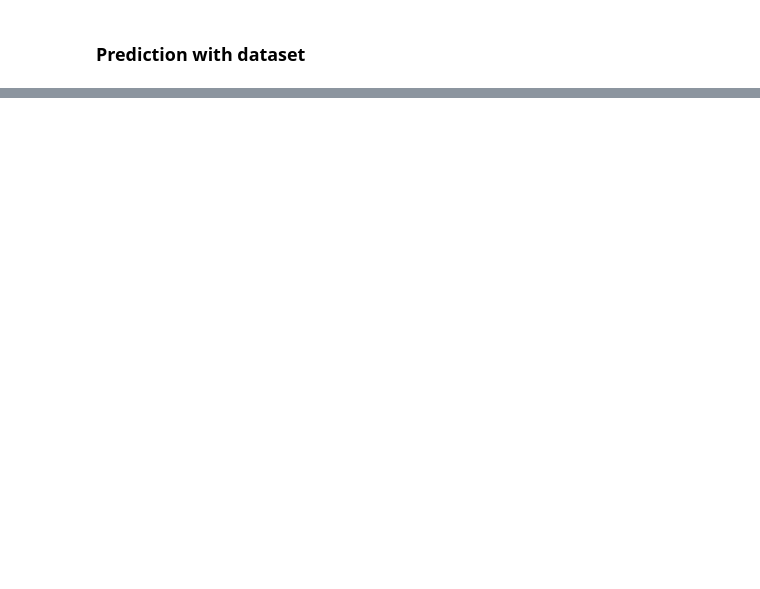
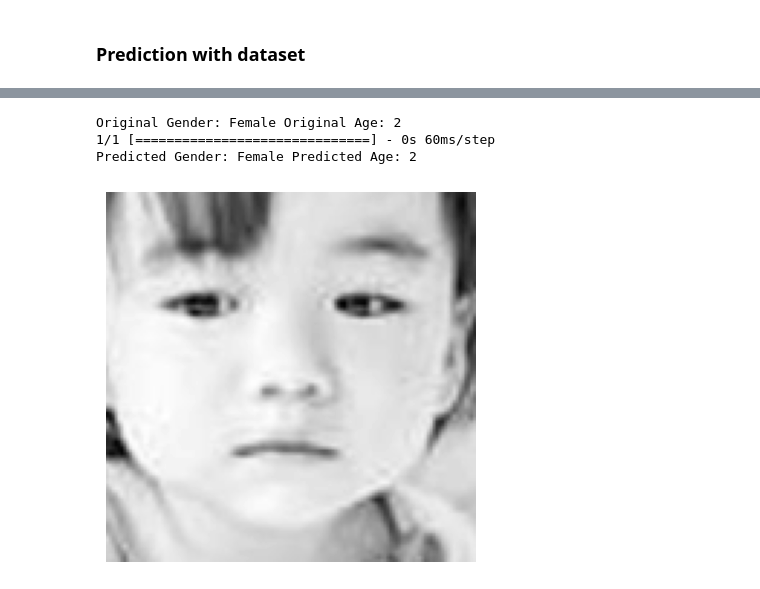
Before and after one commit to URK23CS1219/Experiment, a Jupyter notebook: Python_project.ipynb, the cells around one changed output, grey strips where cells are left out. Drawn from its saved outputs; the diff is of its cells as text; code cells hidden in the pictures; blank space fills up the shorter version.

```diff
--- a/Python_project.ipynb
+++ b/Python_project.ipynb
@@ -188,10 +242,15 @@ plt.imshow(X[image_index].reshape(128, 128), cmap='gray');
 # %%
-image_index = 10000
+image_index = 1000
 print("Original Gender:", gender_dict[y_gender[image_index]], "Original Age:", y_age[image_index])
 # predict from model
 pred = model.predict(X[image_index].reshape(1, 128, 128, 1))
 pred_gender = gender_dict[round(pred[0][0][0])]
 pred_age = round(pred[1][0][0])
 print("Predicted Gender:", pred_gender, "Predicted Age:", pred_age)
 plt.axis('off')
 plt.imshow(X[image_index].reshape(128, 128), cmap='gray');
+# %% [output]
+Original Gender: Female Original Age: 2
+1/1 [==============================] - 0s 60ms/step
+Predicted Gender: Female Predicted Age: 2
+[figure, added]
```
Also changed, not shown: parts of 14 cells of this notebook.
